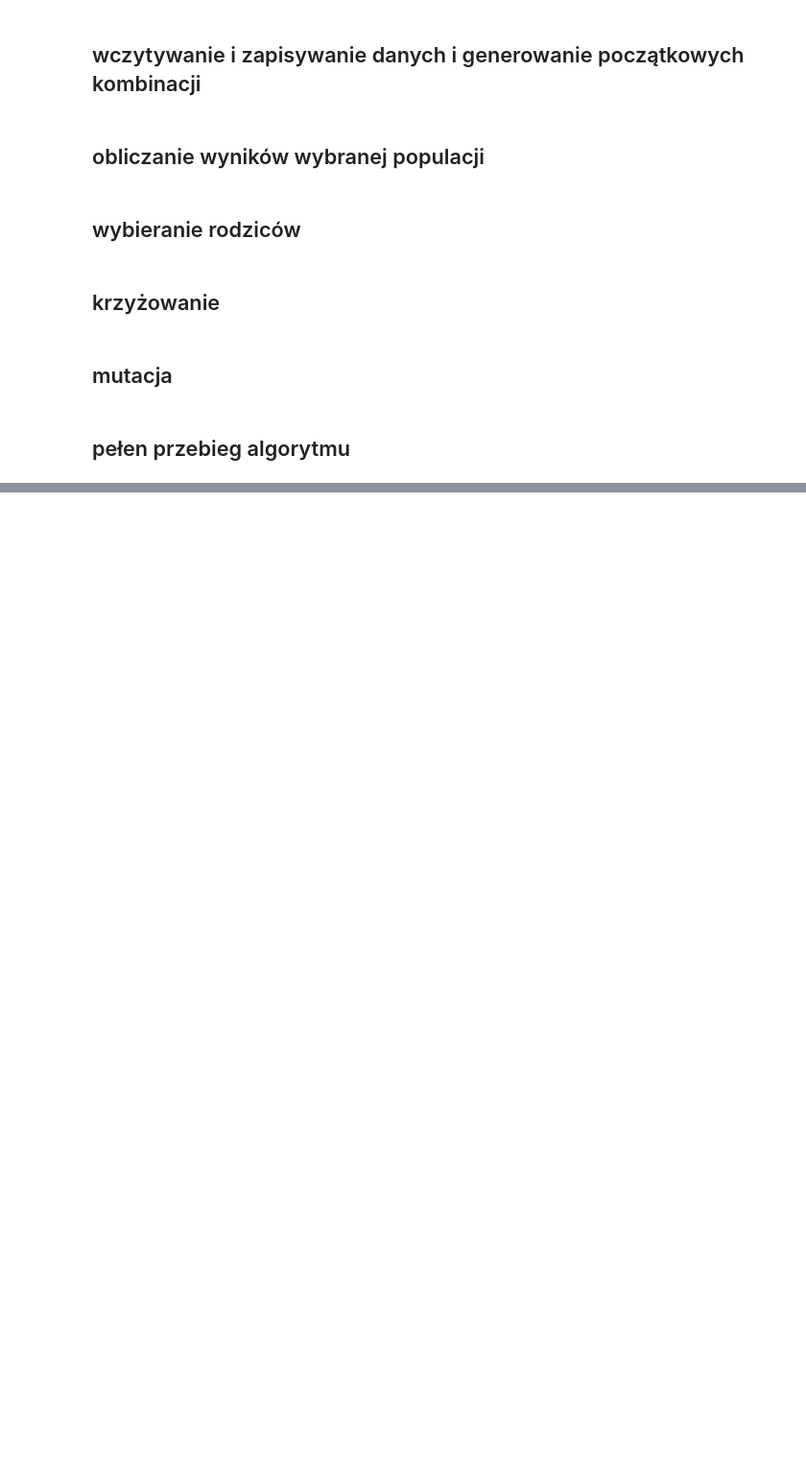
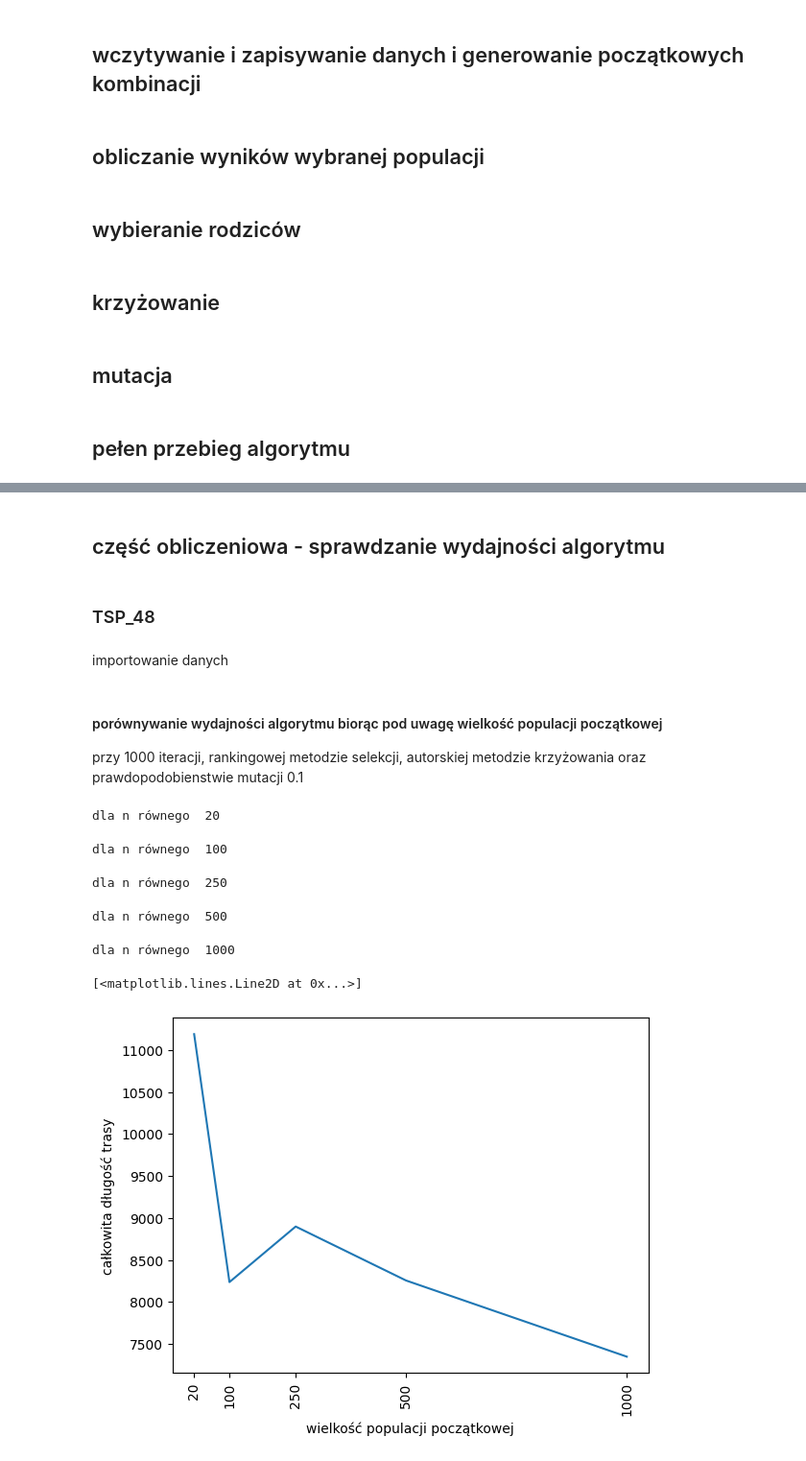
Before and after one commit to Alex4ndro5/ProjektTSP, a Jupyter notebook: TSP_GEN.ipynb, the cells around one changed output, grey strips where cells are left out. Shown at 96% size. Drawn from its saved outputs; the diff is of its cells as text; code cells hidden in the pictures; blank space fills up the shorter version.

```diff
--- a/TSP_GEN.ipynb
+++ b/TSP_GEN.ipynb
@@ -198,14 +264,3 @@ def algorytm_genetyczny(dane, n=25, iteracje=100, metodaSelekcji='turniejowa',
         if najlepszy_wynik is None or archiwum[i][0][-1] < najlepszy_wynik[-1]:
             najlepszy_wynik = archiwum[i][0]
     return najlepszy_wynik, tabela_iteracji
-
-dane = wczytajDaneXlsx('Dane_TSP_127.xlsx')
-wynik, tabela = algorytm_genetyczny(dane=dane,
-                          n=10,
-                          iteracje=100,
-                          metodaSelekcji='turniejowa',
-                          metodaKrzyzowania='OX',
-                          prawdopodobienstwoMutacji=0.2)
-print("najlepsza droga: ", wynik[0], ", długość: ", wynik[-1])
-print("tabela najlepszych wyników w poszczególnych iteracjach: ")
-tabela
@@ -237,0 +267,34 @@ tabela najlepszych wyników w poszczególnych iteracjach:
+# %% [markdown]
+## część obliczeniowa - sprawdzanie wydajności algorytmu
+# %% [markdown]
+### TSP_48
+# %% [markdown]
+importowanie danych
+# %%
+dane = wczytajDaneXlsx('Dane_TSP_48.xlsx')
+# %% [markdown]
+#### porównywanie wydajności algorytmu biorąc pod uwagę wielkość populacji początkowej
+przy 1000 iteracji, rankingowej metodzie selekcji, autorskiej metodzie krzyżowania oraz prawdopodobienstwie mutacji 0.1
+# %%
+x = []
+y = []
+for n in [20, 100, 250, 500, 1000]:
+    print('dla n równego ', n)
+    wynik, _ = algorytm_genetyczny(dane=dane, n=n, iteracje=1000, metodaSelekcji='rankingowa', metodaKrzyzowania='autorska')
+    x.append(n)
+    y.append(wynik[-1])
+
+najlepsze_n = min(zip(x, y), key=lambda pair: pair[1])[0]
+
+plt.xlabel('wielkość populacji początkowej')
+plt.ylabel('całkowita długość trasy')
+plt.xticks(x, rotation='vertical')
+plt.plot(x, y)
+# %% [output]
+dla n równego  20
+dla n równego  100
+dla n równego  250
+dla n równego  500
+dla n równego  1000
+[<matplotlib.lines.Line2D at 0x...>]
+[figure, added]
```
Also changed, not shown: parts of 46 cells of this notebook.
